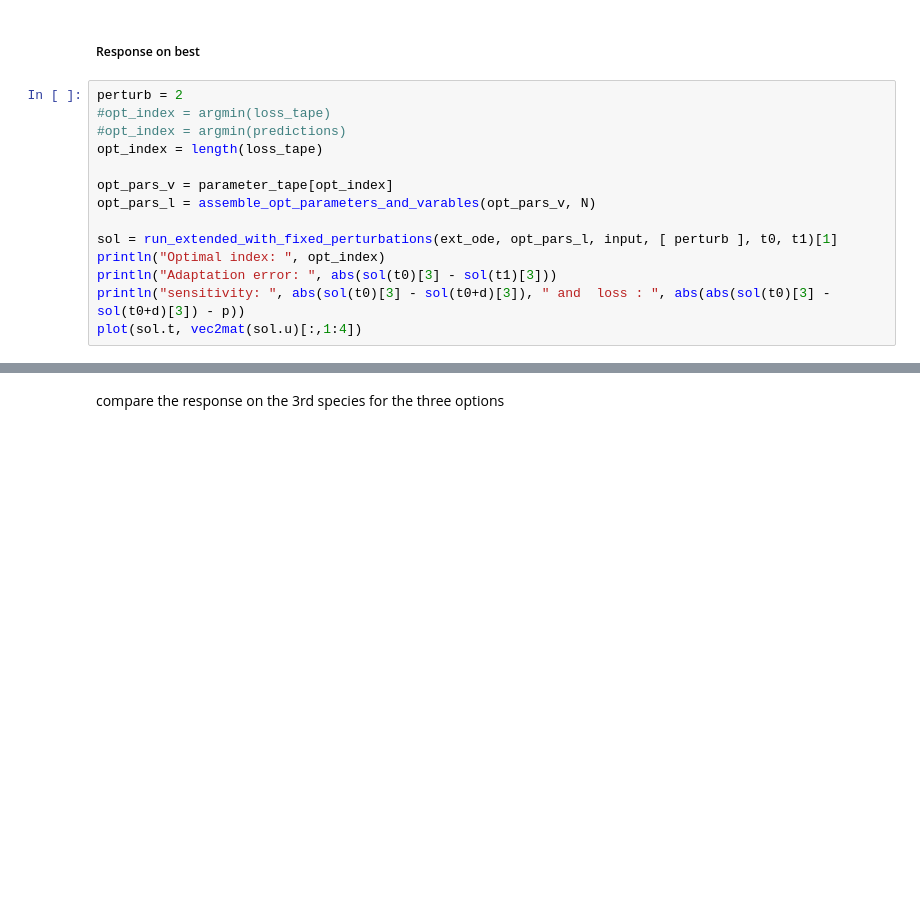
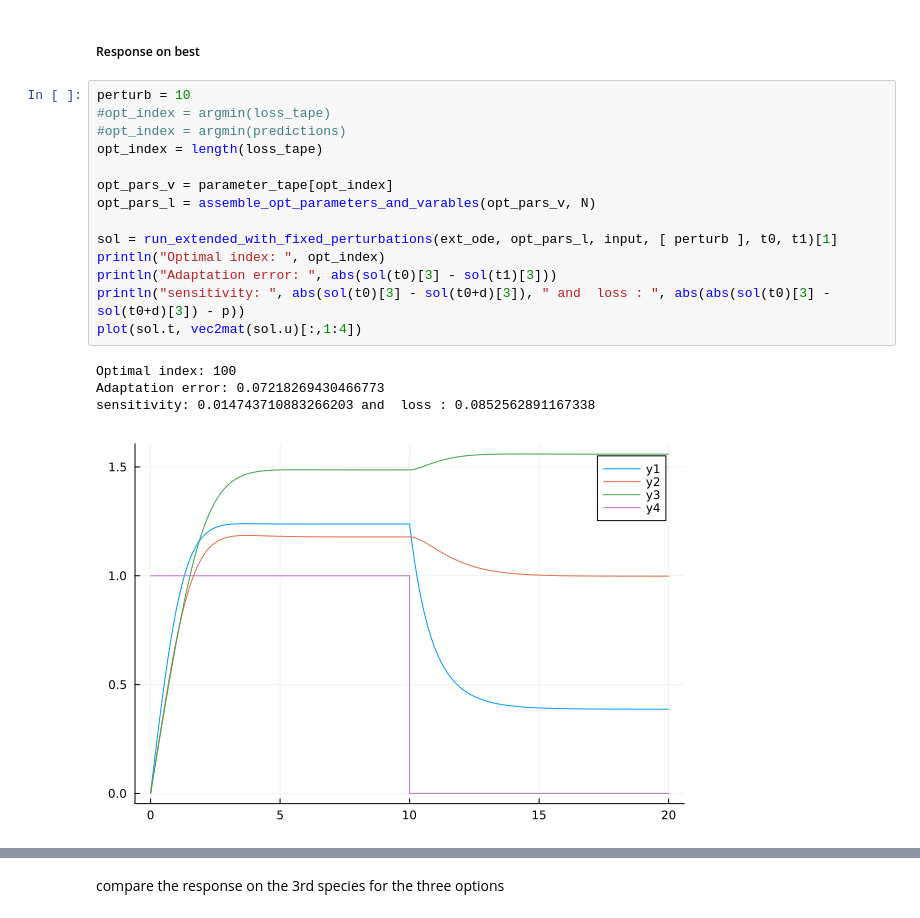
Before and after one commit to redsnic/SynthEvo, a Jupyter notebook: CRN_GDonly.ipynb, the cells around one changed output, grey strips where cells are left out. Drawn from its saved outputs; the diff is of its cells as text; blank space fills up the shorter version.

```diff
--- a/CRN_GDonly.ipynb
+++ b/CRN_GDonly.ipynb
@@ -226,19 +230,24 @@ plot!()
 # %% [markdown]
 ##### Response on best
 # %%
-perturb = 2
+perturb = 10
 #opt_index = argmin(loss_tape)
 #opt_index = argmin(predictions)
 opt_index = length(loss_tape)
 
 opt_pars_v = parameter_tape[opt_index]
 opt_pars_l = assemble_opt_parameters_and_varables(opt_pars_v, N)
 
 sol = run_extended_with_fixed_perturbations(ext_ode, opt_pars_l, input, [ perturb ], t0, t1)[1]
 println("Optimal index: ", opt_index)
 println("Adaptation error: ", abs(sol(t0)[3] - sol(t1)[3]))
 println("sensitivity: ", abs(sol(t0)[3] - sol(t0+d)[3]), " and  loss : ", abs(abs(sol(t0)[3] - sol(t0+d)[3]) - p))
 plot(sol.t, vec2mat(sol.u)[:,1:4])
+# %% [output]
+Optimal index: 100
+Adaptation error: 0.07218269430466773
+sensitivity: 0.014743710883266203 and  loss : 0.0852562891167338
+[figure, added]
 # %%
 # zoom on reaction 3
 plot(sol.t, vec2mat(sol.u)[:,3], label="Output", xlabel="time", ylabel="concentration", title="Optimal solution", lw=2)
```
Also changed, not shown: parts of 29 cells of this notebook, 2 other files.
